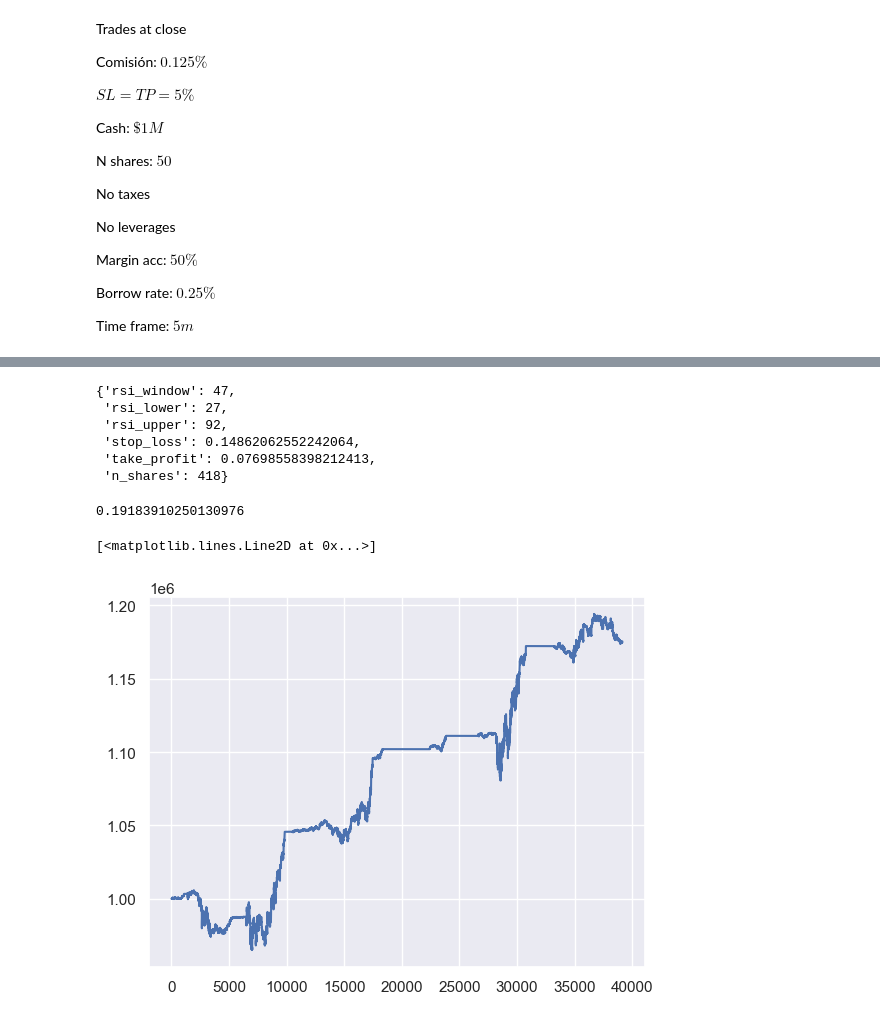
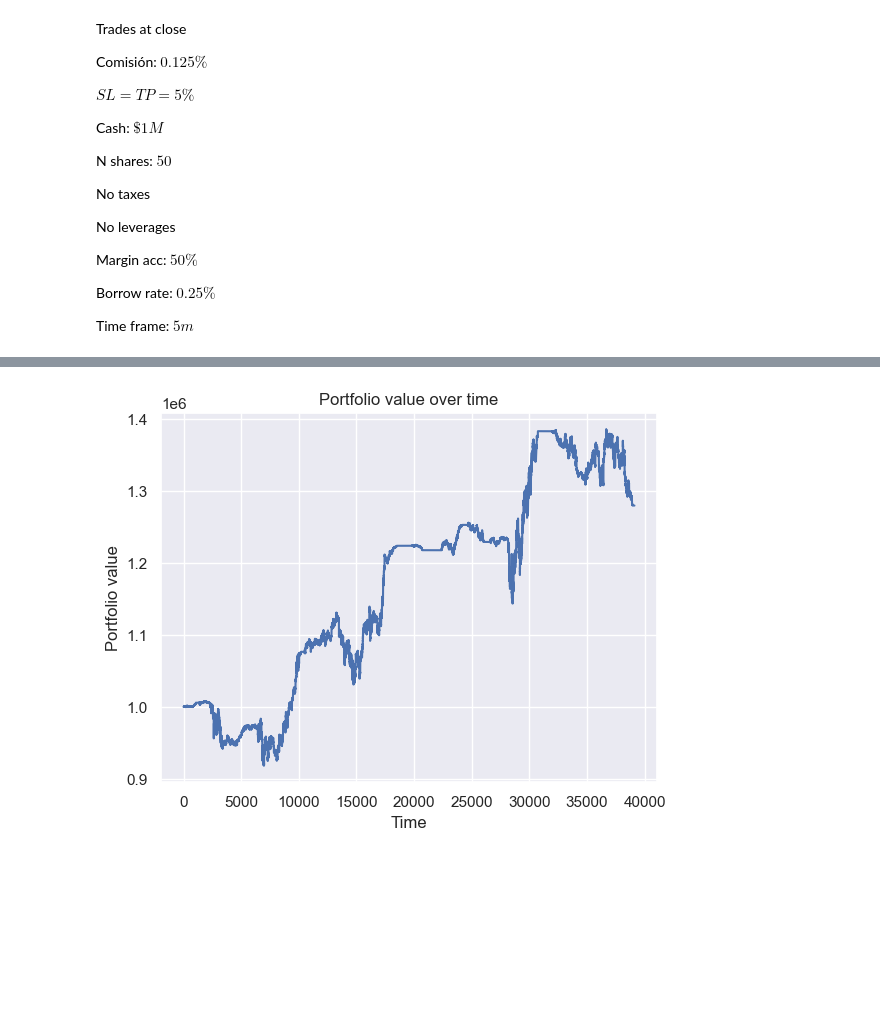
Before and after one commit to ivanna1030/trading, a Jupyter notebook: clase3.ipynb, the cells around one changed output, grey strips where cells are left out. Cells and saved outputs as stored; diff of their text form; code cells hidden in the pictures; blank space fills up the shorter version.

```diff
--- a/clase3.ipynb
+++ b/clase3.ipynb
@@ -157,0 +281,14 @@ data.head()
+# %%
+window = study.best_params['rsi_window']
+lower = study.best_params['rsi_lower']
+upper = study.best_params['rsi_upper']
+SL = study.best_params['stop_loss']
+TP = study.best_params['take_profit']
+n_shares = study.best_params['n_shares']
+
+COM = 0.125 / 100
+BORROW_RATE = 0.25 / 100
+cash = 1_000_000
+# %%
+data = pd.read_csv('aapl_5m_train.csv').dropna()
+data.head()
@@ -158,10 +302,10 @@ data.head()
 # %%
-rsi_indicator = ta.momentum.RSIIndicator(data.Close, window=20)
+rsi_indicator = ta.momentum.RSIIndicator(data.Close, window=window)
 data['rsi'] = rsi_indicator.rsi()
 # %%
 historic = data.dropna()
-historic['buy_signal'] = historic.rsi < 20
-historic['sell_signal'] = historic.rsi > 80
+historic['buy_signal'] = historic.rsi < lower
+historic['sell_signal'] = historic.rsi > upper
 # %% [output]
 A value is trying to be set on a copy of a slice from a DataFrame.
 Try using .loc[row_indexer,col_indexer] = value instead
@@ -366,18 +364,8 @@ See the caveats in the documentation: https://pandas.pydata.org/pandas-docs/stab
-# %%
-study.best_params
-# %% [output]
-{'rsi_window': 47,
- 'rsi_lower': 27,
- 'rsi_upper': 92,
- 'stop_loss': 0.14862062552242064,
- 'take_profit': 0.07698558398212413,
- 'n_shares': 418}
-# %%
-study.best_value
-# %% [output]
-0.19183910250130976
-# %%
-plt.plot(portfolio_value)
-# %% [output]
-[<matplotlib.lines.Line2D at 0x...>]
-[figure, removed]
+# %%
+plt.plot(portfolio_value)
+plt.title('Portfolio value over time')
+plt.xlabel('Time')
+plt.ylabel('Portfolio value')
+plt.show()
+# %% [output]
+[figure, added]
```
Also changed, not shown: parts of 21 cells of this notebook.
